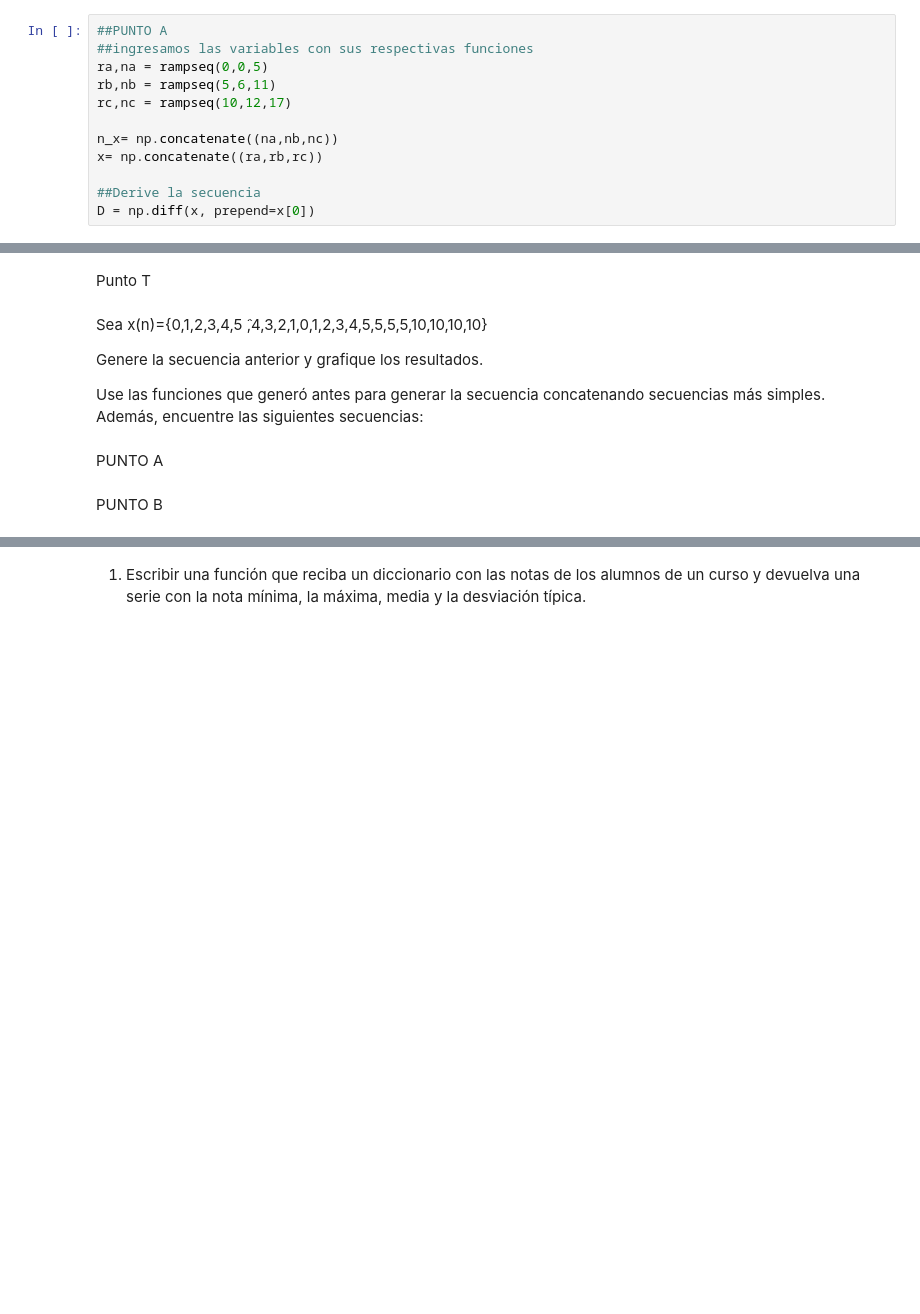
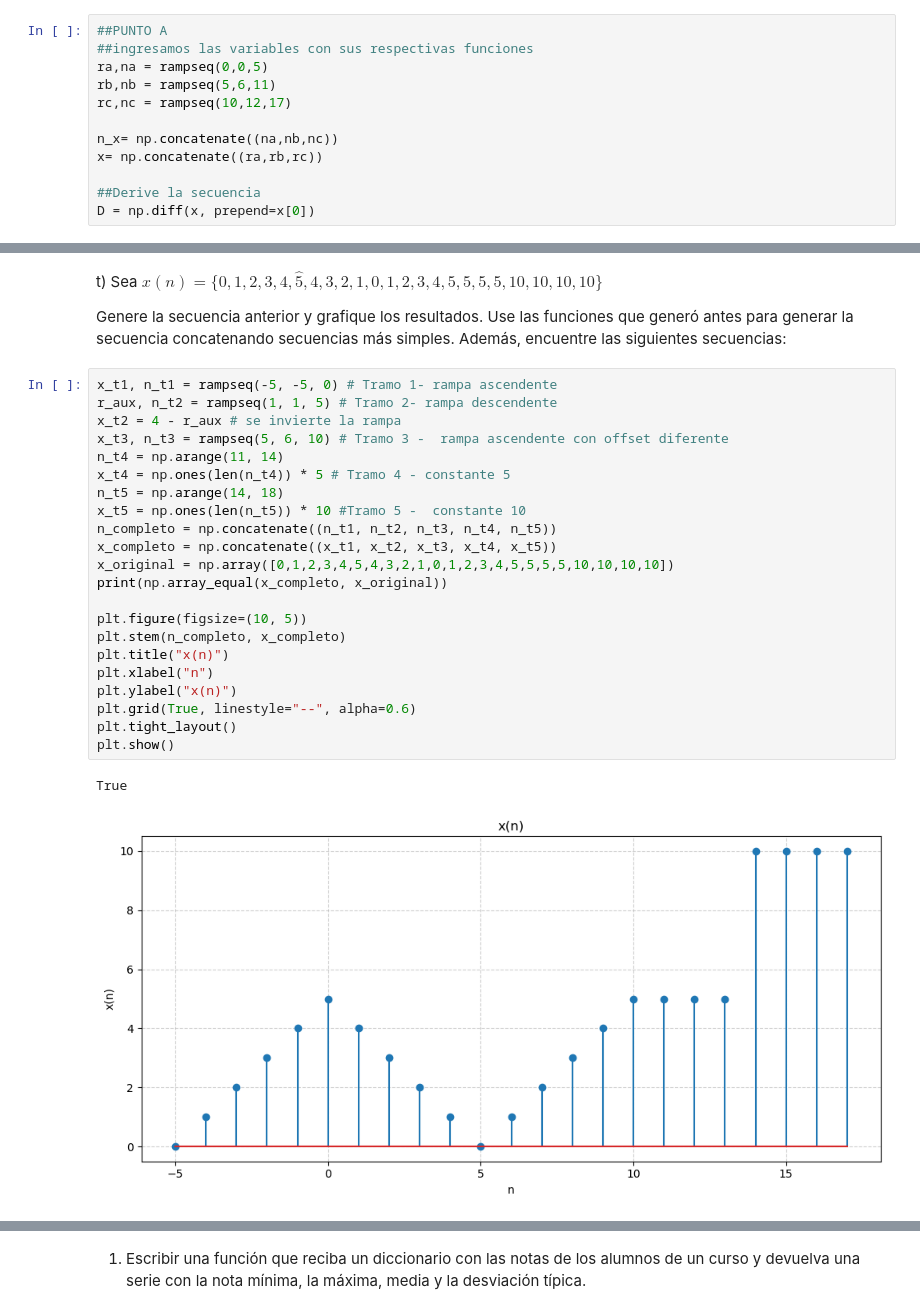
Before and after one commit to valentinamoralese/Biose-ales-Valentina-Morales-Paula-Garcia, a Jupyter notebook: Practica1_Valentina_Paula.ipynb, the cells around one changed output, grey strips where cells are left out. Drawn from its saved outputs; the diff is of its cells as text; blank space fills up the shorter version.

```diff
--- a/Practica1_Valentina_Paula.ipynb
+++ b/Practica1_Valentina_Paula.ipynb
@@ -500,12 +515,29 @@ Siendo asi, esto lo relacionamos con la grafica inferior, dado a que en la parte
-# %% [markdown]
-Punto T
 # %% [markdown]
-Sea x(n)={0,1,2,3,4,5 ̂,4,3,2,1,0,1,2,3,4,5,5,5,5,10,10,10,10}
+t) Sea $x(n) = \{0,1,2,3,4,\widehat{5},4,3,2,1,0,1,2,3,4,5,5,5,5,10,10,10,10\}$
 
-Genere la secuencia anterior y grafique los resultados.
-
-Use las funciones que generó antes para generar la secuencia concatenando secuencias más simples. Además, encuentre las siguientes secuencias:
+Genere la secuencia anterior y grafique los resultados. Use las funciones que generó antes para generar la secuencia concatenando secuencias más simples. Además, encuentre las siguientes secuencias:
-# %% [markdown]
-PUNTO A
-# %% [markdown]
-PUNTO B
+# %%
+x_t1, n_t1 = rampseq(-5, -5, 0) # Tramo 1- rampa ascendente
+r_aux, n_t2 = rampseq(1, 1, 5) # Tramo 2- rampa descendente
+x_t2 = 4 - r_aux # se invierte la rampa
+x_t3, n_t3 = rampseq(5, 6, 10) # Tramo 3 -  rampa ascendente con offset diferente
+n_t4 = np.arange(11, 14)
+x_t4 = np.ones(len(n_t4)) * 5 # Tramo 4 - constante 5
+n_t5 = np.arange(14, 18)
+x_t5 = np.ones(len(n_t5)) * 10 #Tramo 5 -  constante 10
+n_completo = np.concatenate((n_t1, n_t2, n_t3, n_t4, n_t5))
+x_completo = np.concatenate((x_t1, x_t2, x_t3, x_t4, x_t5))
+x_original = np.array([0,1,2,3,4,5,4,3,2,1,0,1,2,3,4,5,5,5,5,10,10,10,10])
+print(np.array_equal(x_completo, x_original))
+
+plt.figure(figsize=(10, 5))
+plt.stem(n_completo, x_completo)
+plt.title("x(n)")
+plt.xlabel("n")
+plt.ylabel("x(n)")
+plt.grid(True, linestyle="--", alpha=0.6)
+plt.tight_layout()
+plt.show()
+# %% [output]
+True
+[figure, added]
```
Also changed, not shown: parts of 17 cells of this notebook.
